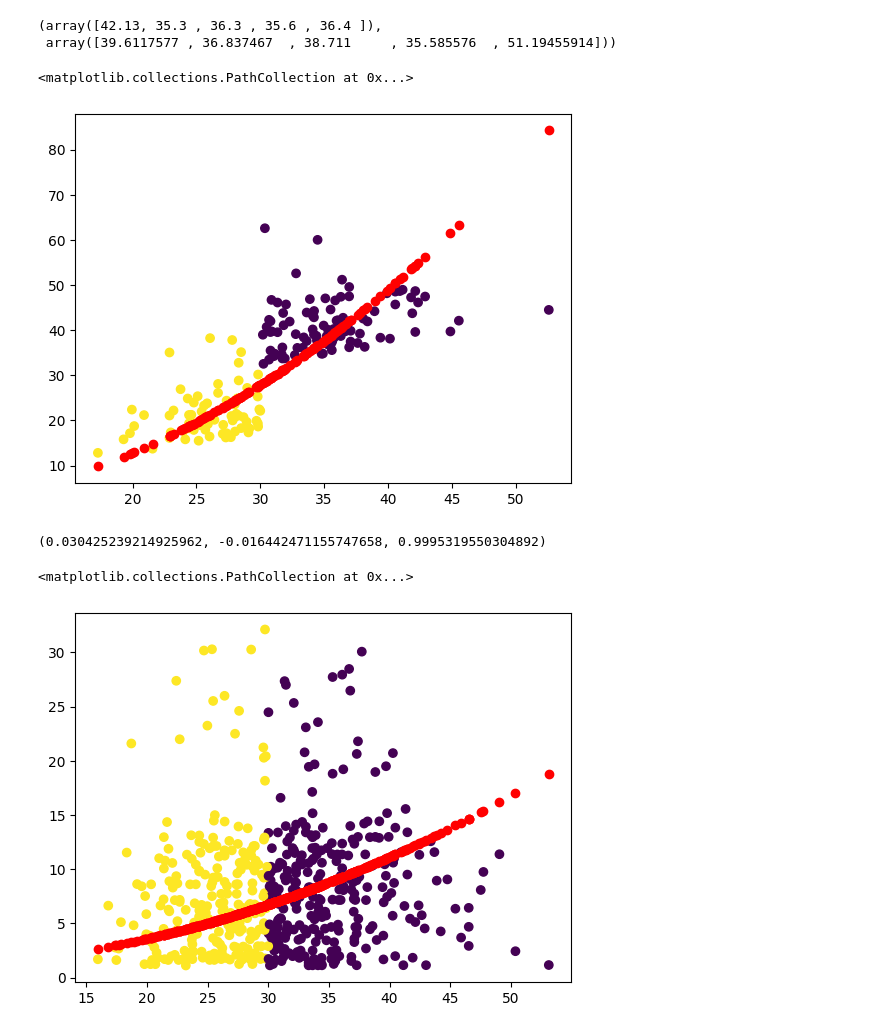
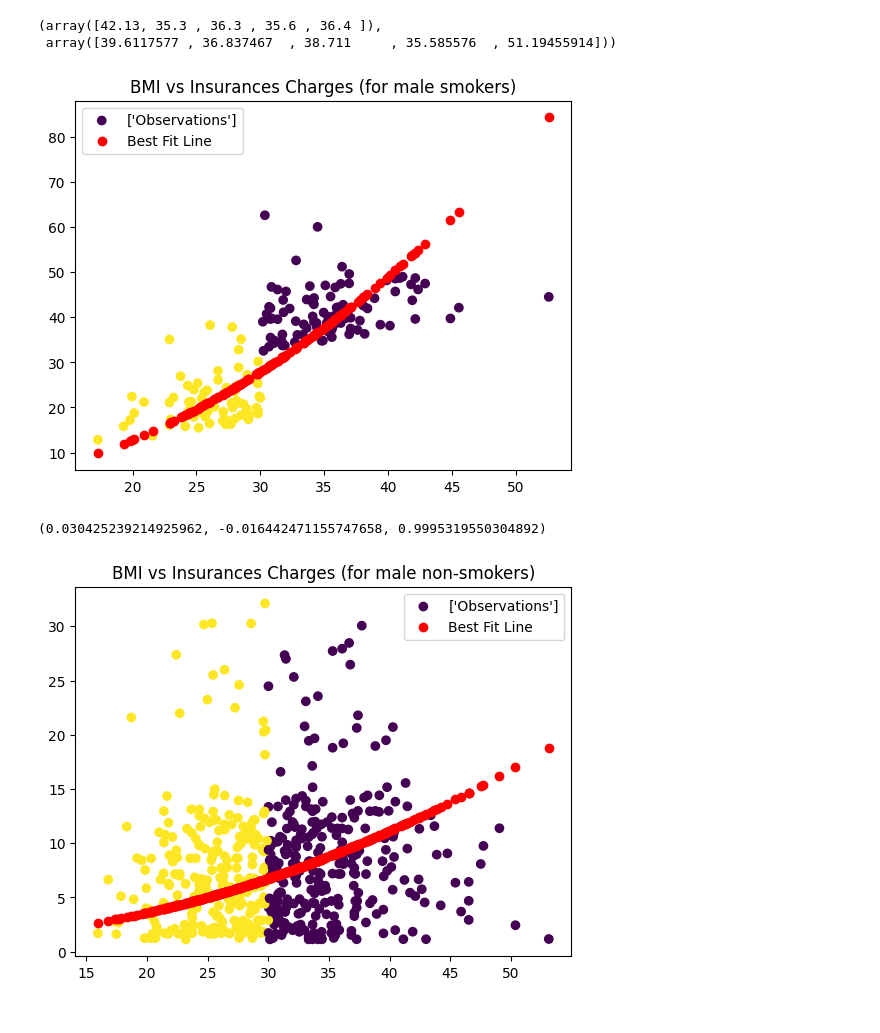
Before and after one commit to Zehaan22/SWAP-Regression, a Jupyter notebook: Codes/ComputationalApproach.ipynb, the cells around one changed output. Cells and saved outputs as stored; diff of their text form; code cells hidden in the pictures.

```diff
--- a/Codes/ComputationalApproach.ipynb
+++ b/Codes/ComputationalApproach.ipynb
@@ -393,37 +408,41 @@ def Q_hat_1_der_a(a,b,c, n=n):
 def Q_hat_1_der_b(a,b,c, n=n):
     return (1/n)*sum((Y - a*X**2 - b*X - c)*(-2*X))
 
 def Q_hat_1_der_c(a,b,c, n=n):
     return (1/n)*sum((Y - a*X**2 - b*X - c)*(-2))
 
 def Y_args(X,a,b,c):
     return(a*X**2 + b*X + c)
 
 # Now we apply the swap model on the data set
 a,b,c = 1,0,1
 n = len(X)
 lr = 0.000001
 for i in range(100):
     try:
         a = a - lr*Q_hat_1_der_a(a,b,c)
         b = b - lr*Q_hat_1_der_b(a,b,c)
         c = c - lr*Q_hat_1_der_c(a,b,c)
     except RuntimeWarning:
         print("error")
         break
 
 
 plt.figure()
 plt.scatter(
     X,
     Y,
-    c = Z
+    c = Z,
+    label = ['Observations']
 )
 
-plt.scatter(X,Y_args(X,a,b,c),c = "red")
+plt.scatter(X,Y_args(X,a,b,c),c = "red", label = 'Best Fit Line')
+plt.title("BMI vs Insurances Charges (for male smokers)")
+plt.legend()
+
+X_ms, Y_ms, Y_org_ms, Z_ms = X,Y_args(X,a,b,c), Y, Z # Storing values for later
 # %% [output]
-<matplotlib.collections.PathCollection at 0x...>
-[figure, old version]
+[figure, new version]
 # %%
 a,b,c
 # %% [output]
@@ -458,13 +477,17 @@ plt.figure()
 plt.scatter(
     X,
     Y,
-    c = Z
+    c = Z,
+    label = ['Observations']
 )
 
-plt.scatter(X,Y_args(X,a,b,c),c = "red")
+plt.scatter(X,Y_args(X,a,b,c),c = "red", label = 'Best Fit Line')
+plt.title("BMI vs Insurances Charges (for male non-smokers)")
+plt.legend()
+
+X_mns, Y_mns , Y_org_mns, Z_mns = X,Y_args(X,a,b,c), Y, Z # Storing values for later
 # %% [output]
-<matplotlib.collections.PathCollection at 0x...>
-[figure, old version]
+[figure, new version]
 # %%
 X = np.array(df["bmi"][df['sex'] == 'female'][df['smoker'] == 'no'])
 Y = np.array(df["charges"][df['sex'] == 'female'][df['smoker'] == 'no'])
```
Also changed, not shown: parts of 12 cells of this notebook.
